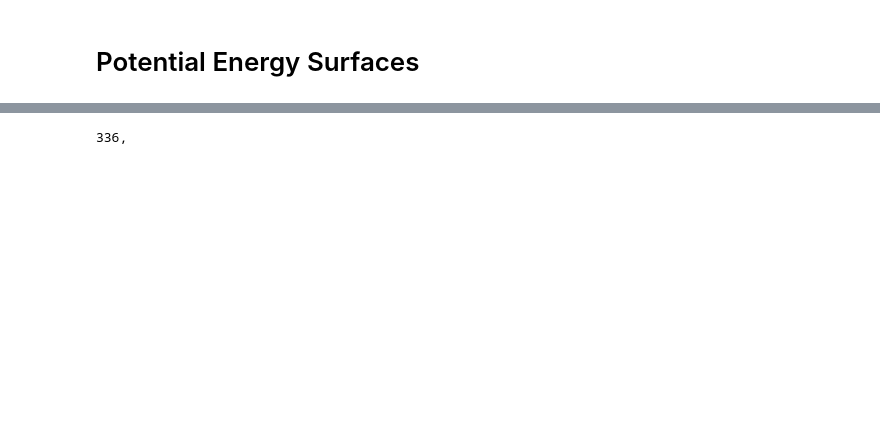
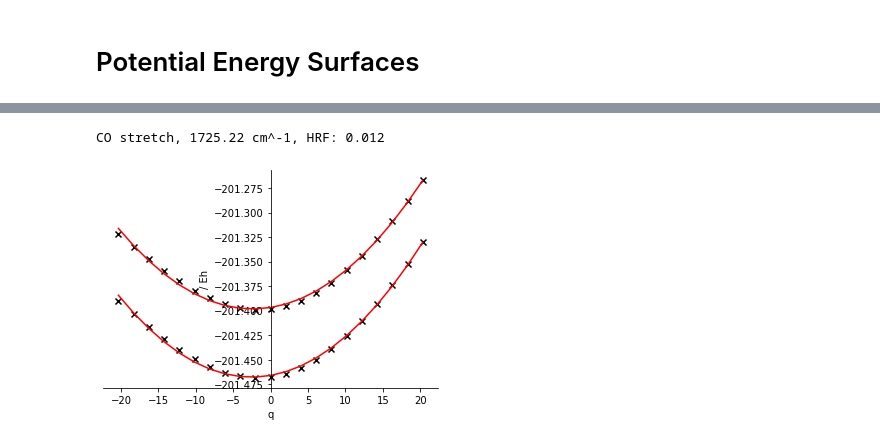
Before and after one commit to Oliver-Feighan/SpectralDensity, a Jupyter notebook: notebooks/PES.ipynb, the cells around one changed output, grey strips where cells are left out. Drawn from its saved outputs; the diff is of its cells as text; code cells hidden in the pictures; blank space fills up the shorter version.

```diff
--- a/notebooks/PES.ipynb
+++ b/notebooks/PES.ipynb
@@ -18,7 +19,8 @@ Warning: importing 'simtk.openmm' is deprecated.  Import 'openmm' instead.
 os.environ["QCORE_PATH"] = "~/qcore/cmake-build-release/bin/qcore"
 # %%
 modes = hessian.get_modes("../data/hessians/monomer_normal_modes.molden", 414, 140)
-
+wavenumbers = hessian.get_wavenumbers("../data/hessians/monomer_normal_modes.molden")
+frequencies = hessian.wavenumber_to_frequency(wavenumbers)
 modes = modes.transpose(2, 0, 1)
 # %%
 symbols, xyz = system.read_xyz("../data/hessians/opt_bchla.xyz")
@@ -44,47 +76,58 @@ def write_xyz(symbols, xyz):
 
     return f"[{', '.join(coord_list)}]"
 # %%
-def run_displacement(mode, symbols, origin, disp):
-    moved = propagate_along_mode(origin, mode, disp)
+def run_displacement(mode, freq, symbols, origin, disp):
+    moved, q = move_along_mode(origin, mode, freq, disp)
     qcore_str = f"\"res := xtb(model='chlorophyll' structure(xyz = {write_xyz(symbols, moved)}))\""
 
     res = chl_xtb.run_qcore(qcore_str)
 
     ground_energy = res["res"]["energy"]
     transition_energy = res["res"]["excitation_1_energy"]
     excited_energy = ground_energy + transition_energy
 
-    return ground_energy, transition_energy, excited_energy
+    return ground_energy, transition_energy, excited_energy, q
 
 
 fig, ax = plt.subplots()
 ax.spines['left'].set_position('center')
 
 ax.spines['right'].set_color('none')
 ax.spines['top'].set_color('none')
 
 disps = np.linspace(-1, 1, 21)
 
 for i in [336]:
-    print(i, end=', ')
-    energies = [run_displacement(modes[i], symbols, xyz, d) for d in disps]
+    print(f"CO stretch, {wavenumbers[i]:4.2f} cm^-1", end=', ')
+    energies = [run_displacement(modes[i], frequencies[i], symbols, xyz, d) for d in disps]
 
+    qs = [e[3] for e in energies]
     ground = [e[0] for e in energies]
     excited = [e[2] for e in energies]
 
-    g_coeffs = np.polyfit(disps, ground, 2)
-    e_coeffs = np.polyfit(disps, excited, 2)
+    g_coeffs = np.polyfit(qs, ground, 2)
+    e_coeffs = np.polyfit(qs, excited, 2)
 
     g_poly = np.poly1d(g_coeffs)
     e_poly = np.poly1d(e_coeffs)
 
-    g_pred = g_poly(disps)
-    e_pred = e_poly(disps)
+    g_pred = g_poly(qs)
+    e_pred = e_poly(qs)
 
-    plt.scatter(disps, ground, color='black', marker='x')
-    plt.plot(disps, g_pred, color='red')
+    g_crit = g_poly.deriv().r
+    e_crit = e_poly.deriv().r
 
-    plt.scatter(disps, excited, color='black', marker='x')
-    plt.plot(disps, e_pred, color='red')
+    hrf = (e_crit[0] - g_crit[0])**2/2
+    print(f"HRF: {hrf:3.3f}")
+
+    plt.scatter(qs, ground, color='black', marker='x')
+    plt.plot(qs, g_pred, color='red')
+
+    plt.scatter(qs, excited, color='black', marker='x')
+    plt.plot(qs, e_pred, color='red')
+
+    plt.xlabel("q")
+    plt.ylabel("/ Eh")
 # %% [output]
-336,
+CO stretch, 1725.22 cm^-1, HRF: 0.012
+[figure, added]
```
Also changed, not shown: parts of 9 cells of this notebook, 6 other files.
